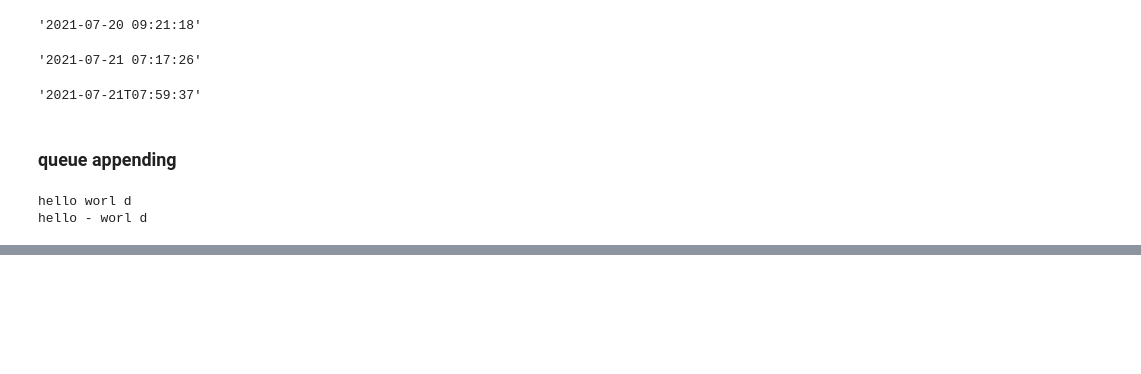
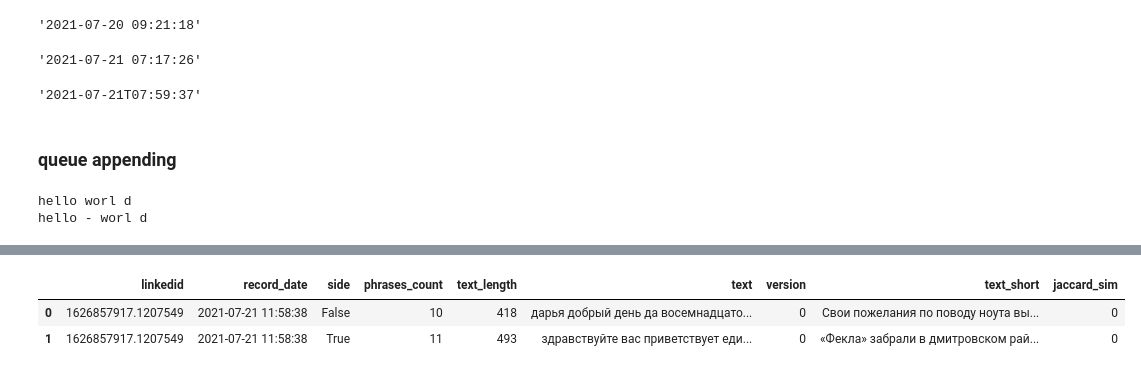
Before and after one commit to format37/call_centre_stt_server, a Jupyter notebook: summarizator.ipynb, the cells around one changed output, grey strips where cells are left out. Cells and saved outputs as stored; diff of their text form; code cells hidden in the pictures; blank space fills up the shorter version.

```diff
--- a/summarizator.ipynb
+++ b/summarizator.ipynb
@@ -788,0 +923,2 @@ hello - worl d
+# %%
+df.jaccard_sim = [0 for i in range(len(df))]
@@ -788,0 +933,16 @@ hello - worl d
+# %%
+def replace_wrong_by_row(row, wrong_words):
+    for wrong in wrong_words:
+        if wrong in row.text_short:
+            print('replace_wrong_by_row replaced:', wrong)
+            return row.text[:MAX_TEXT_SIZE]
+    return row.text_short
+# %%
+MAX_TEXT_SIZE = 1023
+df.text_short = df.apply(replace_wrong_by_row, axis=1, wrong_words = wrong_words)
+# %%
+df
+# %% [output]
+|  | linkedid | record_date | side | phrases_count | text_length | text | version | text_short | jaccard_sim |
+| 0 | 1626857917.1207549 | 2021-07-21 11:58:38 | False | 10 | 418 | дарья добрый день да восемнадцато... | 0 | Свои пожелания по поводу ноута вы... | 0 |
+| 1 | 1626857917.1207549 | 2021-07-21 11:58:38 | True | 11 | 493 | здравствуйте вас приветствует еди... | 0 | «Фекла» забрали в дмитровском рай... | 0 |
```
Also changed, not shown: parts of 20 cells of this notebook, 2 other files.
